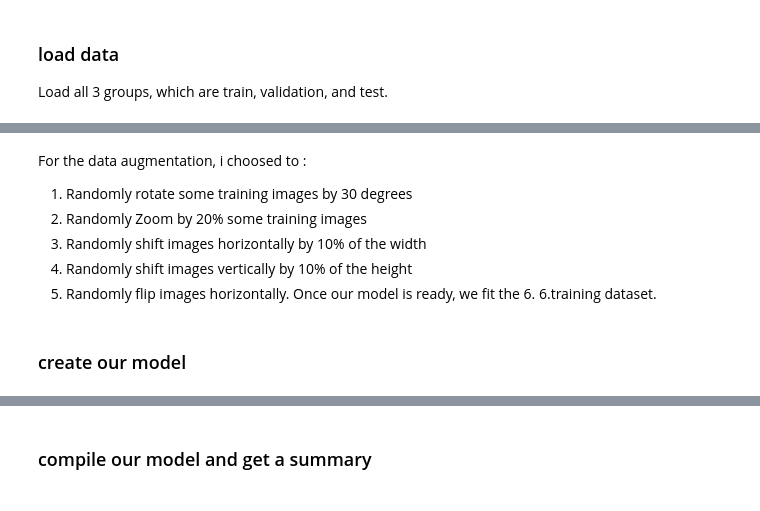
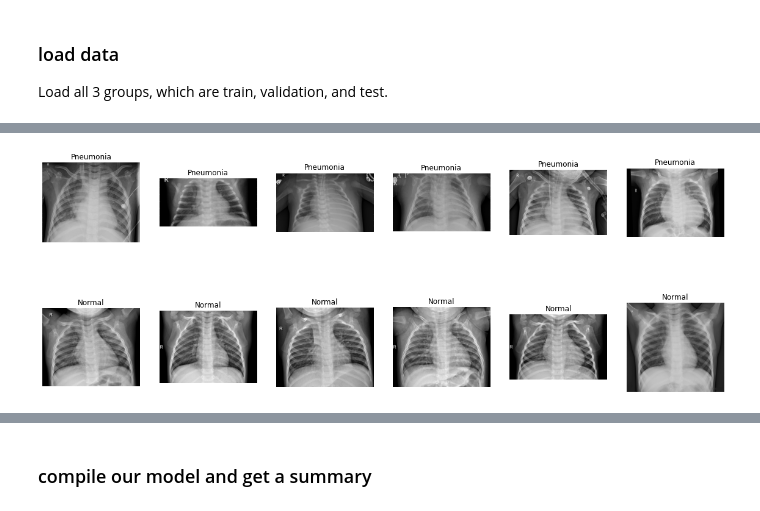
Before and after one commit to AshkanGanj/Pneumonia-Detection-X-Ray-CNN, a Jupyter notebook: X_Ray_Pneumonia_CNN.ipynb, the cells around one changed output, grey strips where cells are left out. Cells and saved outputs as stored; diff of their text form; code cells hidden in the pictures.

```diff
--- a/X_Ray_Pneumonia_CNN.ipynb
+++ b/X_Ray_Pneumonia_CNN.ipynb
@@ -122,8 +52,0 @@ val = DATA.getValidationData()
-# %%
-l = []
-for i in train:
-    if(i[1] == 0):
-        l.append("Pneumonia")
-    else:
-        l.append("Normal")
-sns.countplot(l)
@@ -214,12 +150,0 @@ datagen.fit(xTrain)
-# %% [markdown]
-For the data augmentation, i choosed to :
-
-
-
-1.  Randomly rotate some training images by 30 degrees
-2.  Randomly Zoom by 20% some training images
-3.  Randomly shift images horizontally by 10% of the width
-4.  Randomly shift images vertically by 10% of the height
-5.  Randomly flip images horizontally. Once our model is ready, we fit the 6. 6.training dataset.
-# %% [markdown]
-### create our model
@@ -249,0 +151,17 @@ model.add(Dense(units = 1 , activation = 'sigmoid'))
+# %%
+plt.figure(figsize=(20,8))
+for i,img_path in enumerate(train_df[train_df['label'] == 1][0:6]['image']):
+    plt.subplot(2,6,i+1)
+    plt.axis('off')
+    img = plt.imread(img_path)
+    plt.imshow(img, cmap='gray')
+    plt.title('Pneumonia')
+
+for i,img_path in enumerate(train_df[train_df['label'] == 0][0:6]['image']):
+    plt.subplot(2,6,6+i+1)
+    plt.axis('off')
+    img = plt.imread(img_path)
+    plt.imshow(img, cmap='gray')
+    plt.title('Normal')
+# %% [output]
+[figure, added]
```
Also changed, not shown: parts of 49 cells of this notebook.
